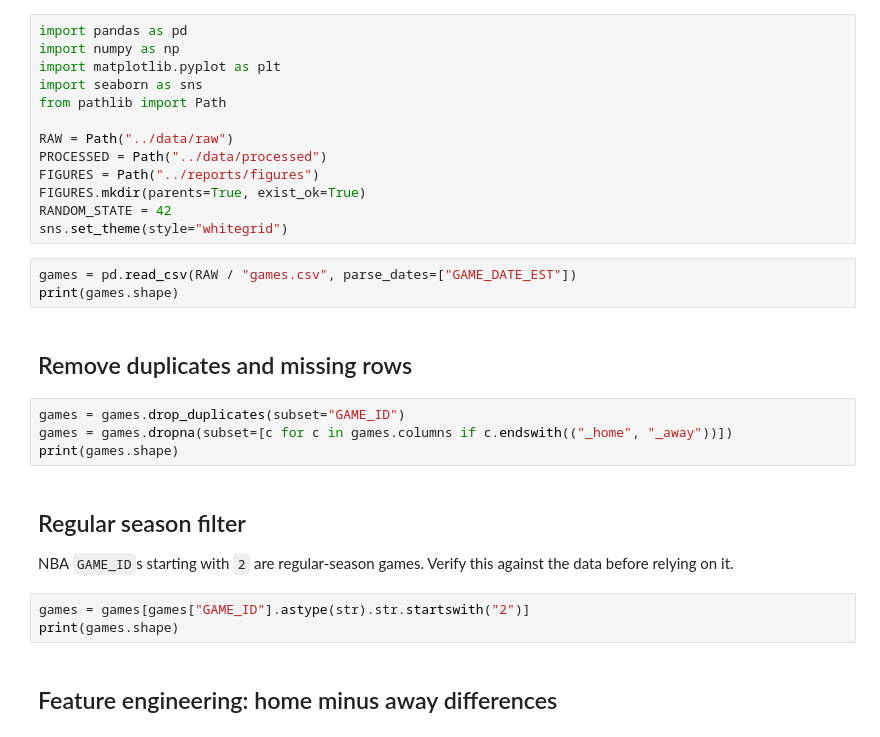
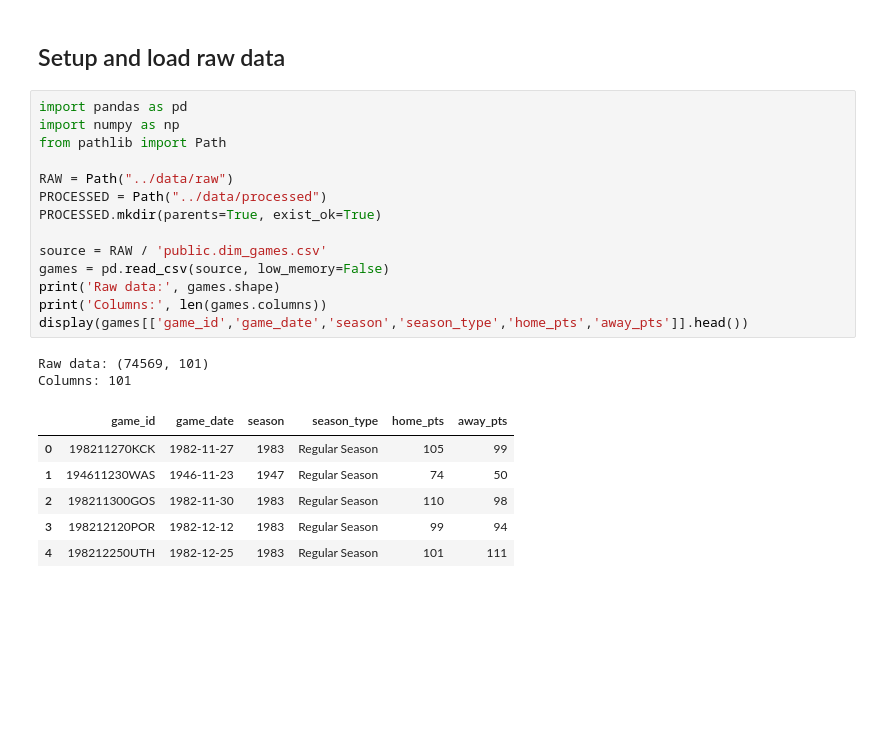
Before and after one commit to DannieciaGray/csc3780-nba-win-prediction, a Jupyter notebook: notebooks/02_preprocessing.ipynb, the cells around one changed output. Cells and saved outputs as stored; diff of their text form; blank space fills up the shorter version.

Commit message:
Complete Tasks 5 and 6 preprocessing and feature engineering

```diff
--- a/notebooks/02_preprocessing.ipynb
+++ b/notebooks/02_preprocessing.ipynb
@@ -5,30 +10,25 @@
+# %% [markdown]
+## Setup and load raw data
 # %%
 import pandas as pd
 import numpy as np
-import matplotlib.pyplot as plt
-import seaborn as sns
 from pathlib import Path
 
 RAW = Path("../data/raw")
 PROCESSED = Path("../data/processed")
-FIGURES = Path("../reports/figures")
-FIGURES.mkdir(parents=True, exist_ok=True)
-RANDOM_STATE = 42
-sns.set_theme(style="whitegrid")
+PROCESSED.mkdir(parents=True, exist_ok=True)
+
+source = RAW / 'public.dim_games.csv'
+games = pd.read_csv(source, low_memory=False)
+print('Raw data:', games.shape)
+print('Columns:', len(games.columns))
+display(games[['game_id','game_date','season','season_type','home_pts','away_pts']].head())
+# %% [output]
+Raw data: (74569, 101)
+Columns: 101
+|  | game_id | game_date | season | season_type | home_pts | away_pts |
+| 0 | 198211270KCK | 1982-11-27 | 1983 | Regular Season | 105 | 99 |
+| 1 | 194611230WAS | 1946-11-23 | 1947 | Regular Season | 74 | 50 |
+| 2 | 198211300GOS | 1982-11-30 | 1983 | Regular Season | 110 | 98 |
+| 3 | 198212120POR | 1982-12-12 | 1983 | Regular Season | 99 | 94 |
+| 4 | 198212250UTH | 1982-12-25 | 1983 | Regular Season | 101 | 111 |
-# %%
-games = pd.read_csv(RAW / "games.csv", parse_dates=["GAME_DATE_EST"])
-print(games.shape)
-# %% [markdown]
-## Remove duplicates and missing rows
-# %%
-games = games.drop_duplicates(subset="GAME_ID")
-games = games.dropna(subset=[c for c in games.columns if c.endswith(("_home", "_away"))])
-print(games.shape)
-# %% [markdown]
-## Regular season filter
-NBA `GAME_ID`s starting with `2` are regular-season games. Verify this against the data before relying on it.
-# %%
-games = games[games["GAME_ID"].astype(str).str.startswith("2")]
-print(games.shape)
-# %% [markdown]
-## Feature engineering: home minus away differences
```
Also changed, not shown: parts of 19 cells of this notebook, 1 other file.
